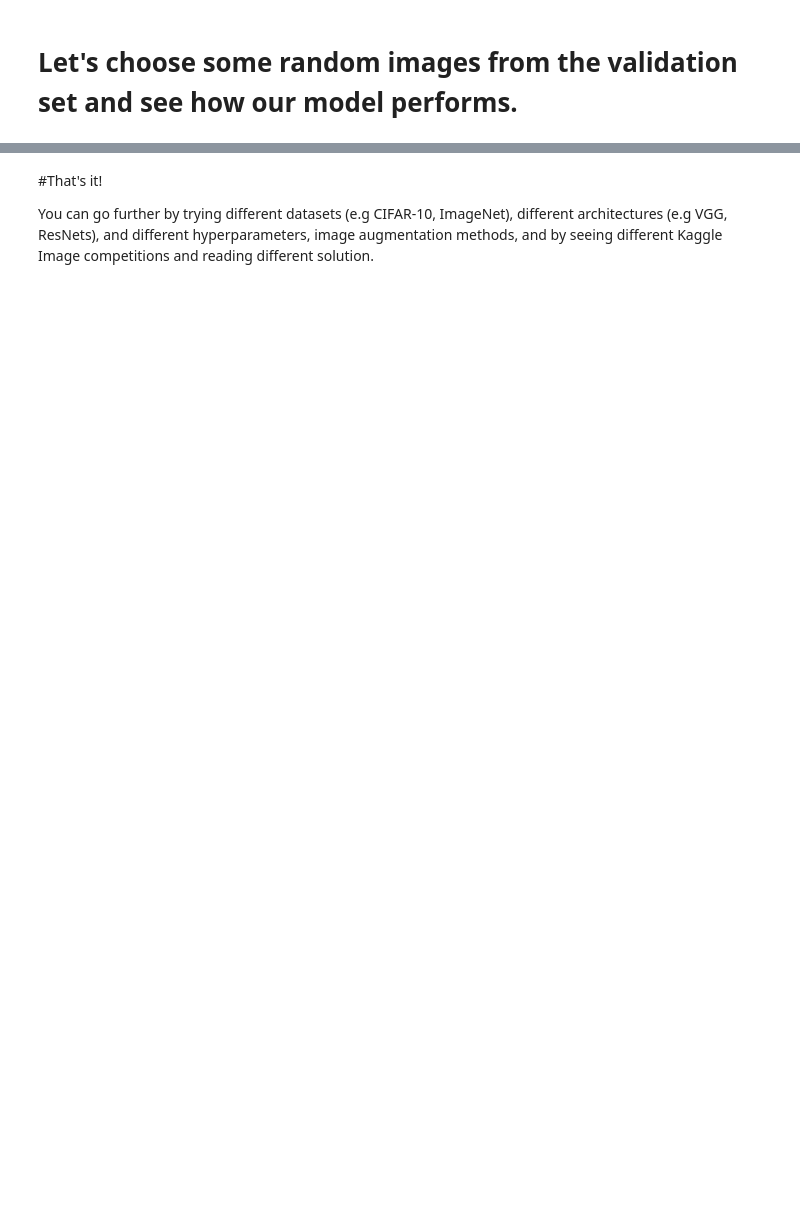
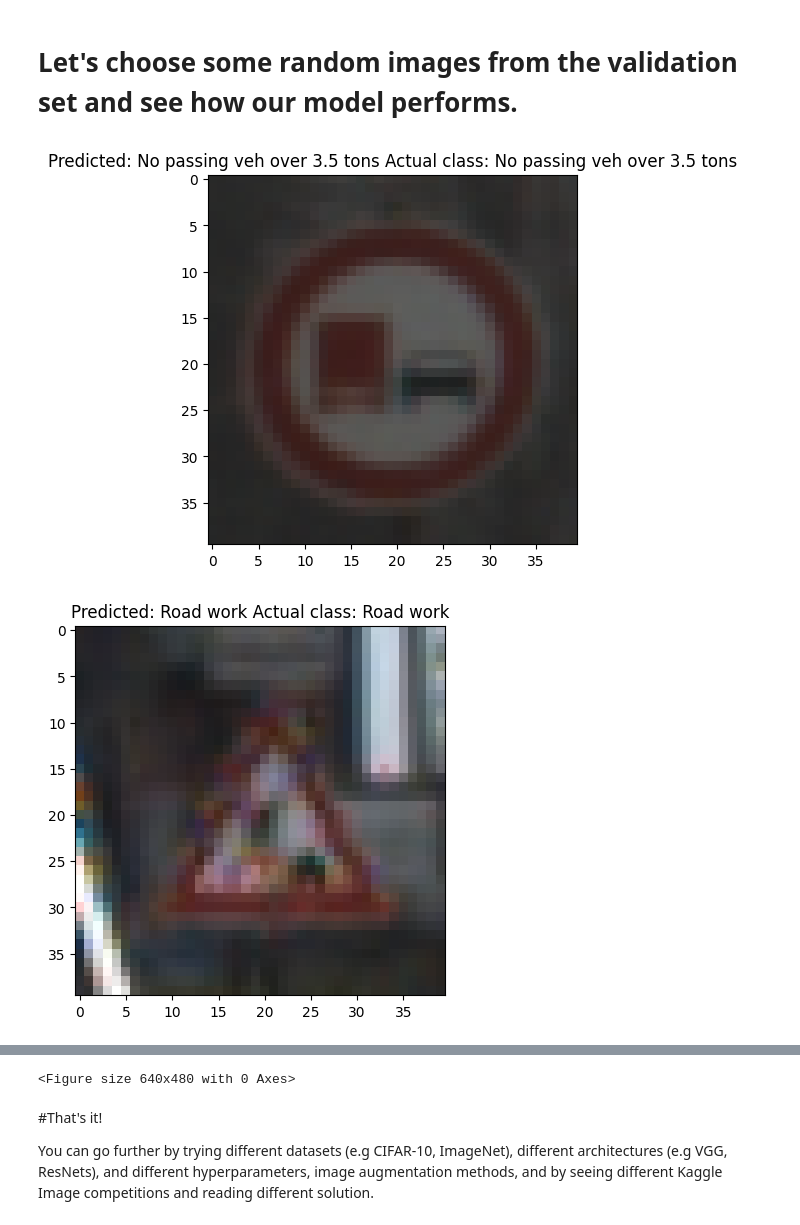
Before and after one commit to Hamada-Gado/IEEE-GUC-Deep-Learning-Tasks, a Jupyter notebook: IEEE_Even_Sem_Session_4_Task.ipynb, the cells around one changed output, grey strips where cells are left out. Saved outputs shown, nothing was run; the diff lists cells and outputs as text; code cells hidden in the pictures; blank space fills up the shorter version.

```diff
--- a/IEEE_Even_Sem_Session_4_Task.ipynb
+++ b/IEEE_Even_Sem_Session_4_Task.ipynb
@@ -191,22 +256,31 @@ net = nn.Sequential(
             nn.MaxPool2d(kernel_size=2, stride=2),
             #TODO: Add a nn.Conv2d layer with 6 input channels,
             #      16 output channels, and a kernel_size=5
+            nn.Conv2d(6, 16, kernel_size= 5),
 
             #TODO: Add a nn.ReLU activation
+            nn.ReLU(),
 
             #TODO: Add a nn.MaxPool2d layer with kernel_size=2 and stride=2
+            nn.MaxPool2d(kernel_size= 2, stride= 2),
 
             #TODO: Add a nn.Flatten() before using Linear layers
+            nn.Flatten(),
 
             #TODO: Add a nn.Linear with input 1024 and output 512
+            nn.Linear(1024, 512),
 
             #TODO: Add a nn.ReLU activation
+            nn.ReLU(),
 
             #TODO: Add a nn.Linear with input 512 and output 256
+            nn.Linear(512, 256),
 
             #TODO: Add a nn.ReLU activation
+            nn.ReLU(),
 
             #TODO: Add a nn.Linear with input 256 and output=num_classes
+            nn.Linear(256, num_classes)
 
             )
 
@@ -214,8 +288,9 @@ net = nn.Sequential(
 def init_weights(layer):
     if isinstance(layer, nn.Linear) or isinstance(layer, nn.Conv2d):
         #TOOD: call torch.nn.init.xavier_uniform_ on layer.weight
-
+        torch.nn.init.xavier_uniform_(layer.weight)
         layer.bias.data.fill_(0.01)
 
 #Initialize weights using Xavier transform
 net.apply(init_weights)
+net.to(device)
@@ -226,41 +316,52 @@ epochs = 8
 #TODO: Select torch.optim.Adam and use net.parameters() as an argument
 #      For more information see:
 #      https://pytorch.org/docs/stable/generated/torch.optim.Adam.html
-optim =
+optim = torch.optim.Adam(net.parameters())
 #TODO: Select nn.CrossEntropyLoss() as a loss function
-loss_fn =
+loss_fn = nn.CrossEntropyLoss()
 
 train_losses = []
 val_losses = []
 
 for epoch in range(epochs):
     #TODO: Call net.train() to start training mode
+    net.train()
 
     train_correct = 0
     train_loss = 0
     for X, y in train_dataloader:
+        X = X.to(device)
+        y = y.to(device)
+
         #TODO: Call optim.zero_grad to zero out the gradient
+        optim.zero_grad()
 
         #TODO: call net on the input X to generate predictions
-        pred =
+        pred = net(X)
         #TODO: Calculate loss using loss_fn on pred and y
-        loss =
+        loss = loss_fn(pred, y)
         #See: https://stackoverflow.com/a/61094330
         train_loss += loss.item() * X.size(0)
         pred = torch.argmax(pred, dim=-1)
         train_correct += (pred == y).float().sum()
         #TODO: Call loss.backward and optim.step
-
+        with torch.no_grad():
+          loss.backward()
+          optim.step()
 
     #TODO: Put the network into eval mode
+    net.eval()
 
     val_correct = 0
     val_loss = 0
 
     for X, y in val_dataloader:
+      X = X.to(device)
+      y = y.to(device)
+
       #TODO: Generate predictions and calculate loss
-      pred =
-      loss =
+      pred = net(X)
+      loss = loss_fn(pred, y)
 
       val_loss += loss.item() * X.size(0)
       pred = torch.argmax(pred, dim=-1)
@@ -288,16 +401,23 @@ plt.legend(['train loss', 'val loss'])
 # Let's choose some random images from the validation set and see how our model performs.
 # %%
 net.eval()
-X,y = next(iter(val_dataloader))
+X, y = next(iter(val_dataloader))
+X = X.to(device)
+y = y.to(device)
 
 pred = net(X)
 pred = torch.argmax(pred, dim=-1)
 
 i = 0
 for image,prediction, label in zip(X,pred, y):
+  image = image.cpu()
+
   plt.title(f"Predicted: {classes[prediction]} Actual class: {classes[label]}")
   plt.imshow(  image.permute(1, 2, 0)  )
   plt.figure(i+1)
   i += 1
 
 plt.show()
+# %% [output]
+[figure, added]
+[figure, added]
@@ -304,3 +425,4 @@ plt.show()
+<Figure size 640x480 with 0 Axes>
 # %% [markdown]
 #That's it!
 
```
Also changed, not shown: parts of 14 cells of this notebook.
